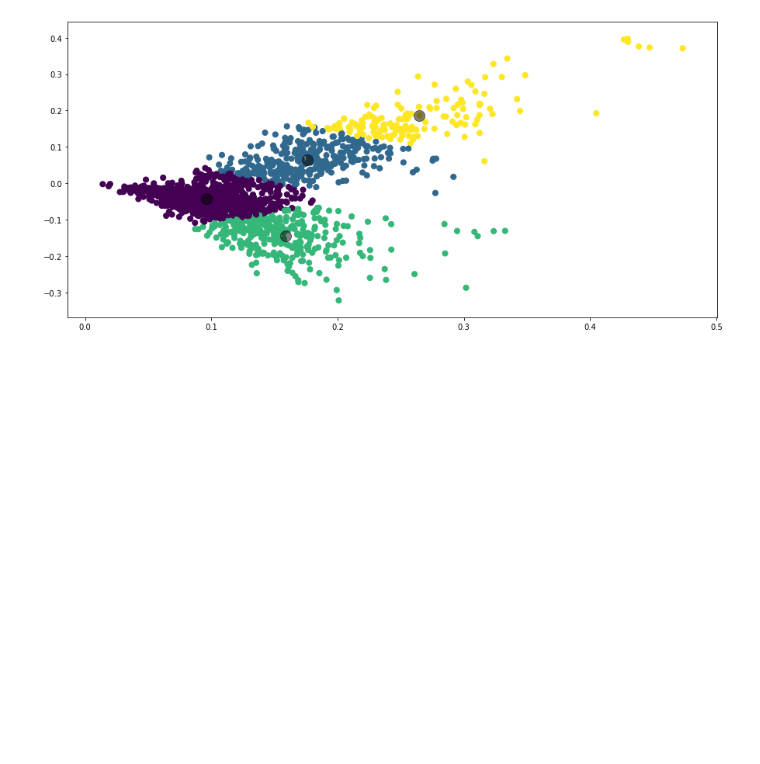
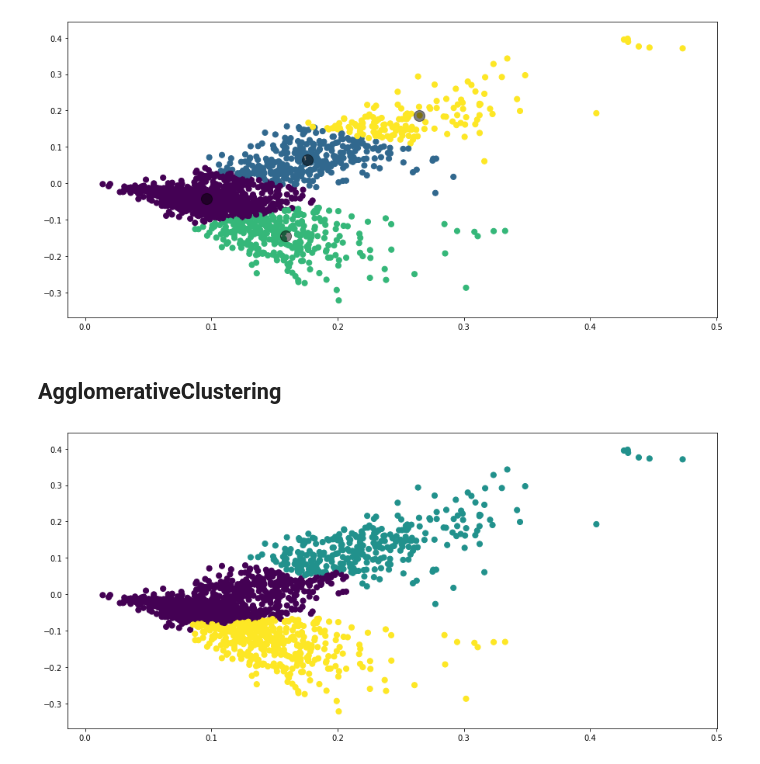
Before and after one commit to Stepess/Text_Processing, a Jupyter notebook: text_and_dim_reduction.ipynb, the cells around one changed output. Drawn from its saved outputs; the diff is of its cells as text; code cells hidden in the pictures; blank space fills up the shorter version.

```diff
--- a/text_and_dim_reduction.ipynb
+++ b/text_and_dim_reduction.ipynb
@@ -316,3 +330,18 @@ y_kmeans = kmeans.predict(X_train_svd)
 plot_clusters_with_centers(X_train_svd, y_kmeans, kmeans.cluster_centers_)
 # %% [output]
 [figure]
+# %%
+def plot_clusters(data, pred):
+    plt.figure(figsize=(15,7))
+    plt.scatter(data[:, 0], data[:, 1], c=pred, s=50, cmap='viridis')
+# %% [markdown]
+## AgglomerativeClustering
+# %%
+from sklearn.cluster import AgglomerativeClustering
+
+ac = AgglomerativeClustering(linkage = 'ward', n_clusters=3)
+pred_ac = ac.fit_predict(X_train_svd)
+
+plot_clusters(X_train_svd, pred_ac)
+# %% [output]
+[figure, added]
```
Also changed, not shown: parts of 18 cells of this notebook.
